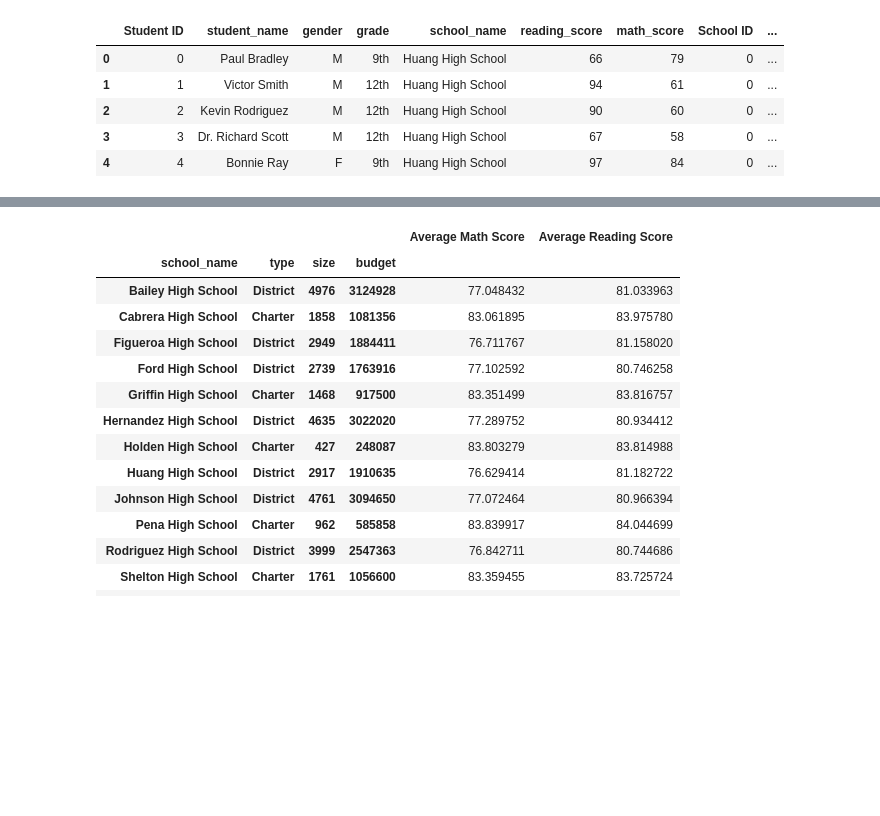
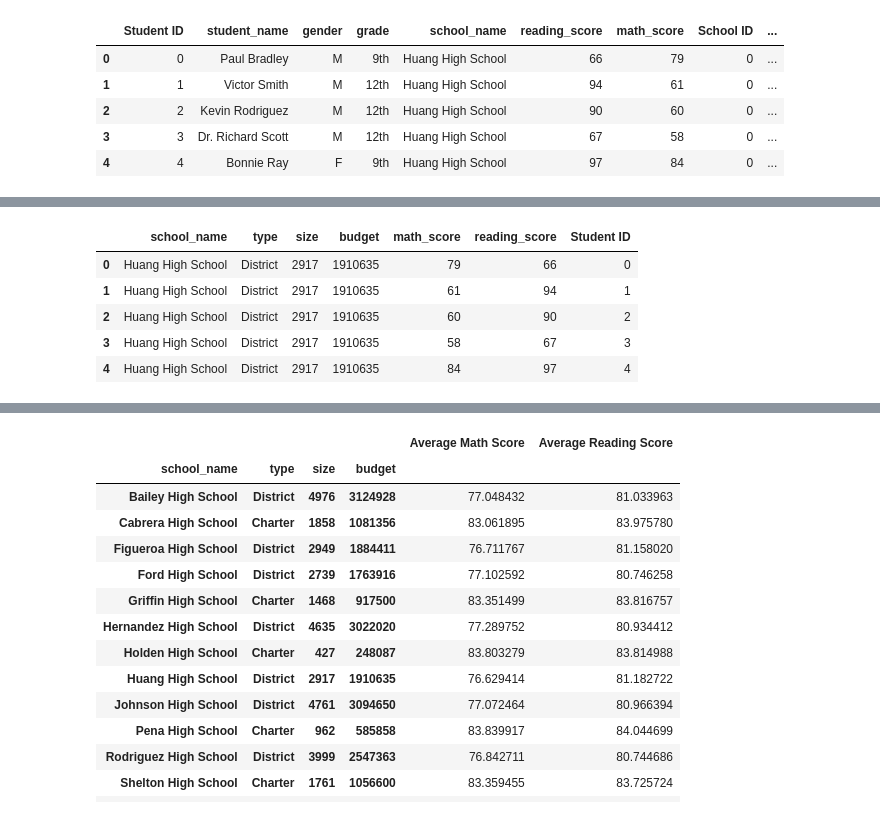
Before and after one commit to ehvandervorst/Pandas-challenge, a Jupyter notebook: PyCitySchools/PyCitySchools.ipynb, the cells around one changed output, grey strips where cells are left out. Cells and saved outputs as stored; diff of their text form; code cells hidden in the pictures; blank space fills up the shorter version.

```diff
--- a/PyCitySchools/PyCitySchools.ipynb
+++ b/PyCitySchools/PyCitySchools.ipynb
@@ -74 +78,11 @@ school_both_passing = ((school_data_complete.loc[school_data_complete["math_scor
+# %%
+school_data_complete = school_data_complete[['school_name', 'type', 'size', 'budget', 'math_score', 'reading_score', 'Student ID']]
+school_data_complete.head()
+# %% [output]
+|  | school_name | type | size | budget | math_score | reading_score | Student ID |
+| 0 | Huang High School | District | 2917 | 1910635 | 79 | 66 | 0 |
+| 1 | Huang High School | District | 2917 | 1910635 | 61 | 94 | 1 |
+| 2 | Huang High School | District | 2917 | 1910635 | 60 | 90 | 2 |
+| 3 | Huang High School | District | 2917 | 1910635 | 58 | 67 | 3 |
+| 4 | Huang High School | District | 2917 | 1910635 | 84 | 97 | 4 |
 # %%
```
Also changed, not shown: parts of 4 cells of this notebook.
